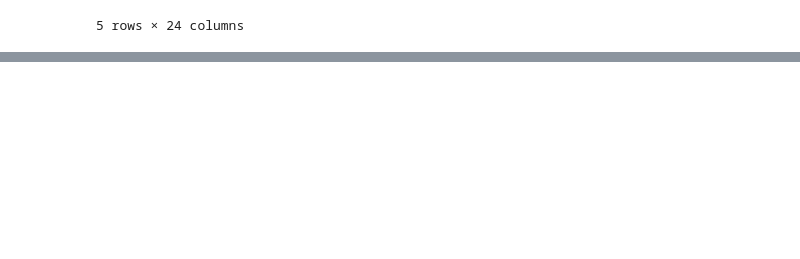
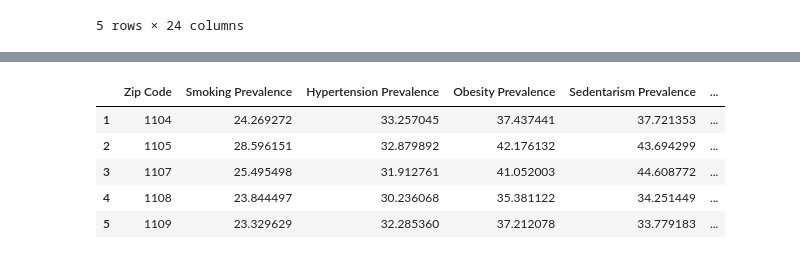
Before and after one commit to hhuff22/Capstone-I, a Jupyter notebook: Capstone I Wrangling v2.ipynb, the cells around one changed output, grey strips where cells are left out. Drawn from its saved outputs; the diff is of its cells as text; code cells hidden in the pictures; blank space fills up the shorter version.

```diff
--- a/Capstone I Wrangling v2.ipynb
+++ b/Capstone I Wrangling v2.ipynb
@@ -394,5 +314 @@ None
 | max | 99577.000000 | 40.900000 | 69.300000 | 56.000000 | 52.308167 | ... |
-# %%
-# Round population values
-datameansm.Population = datameansm.Population.astype("int")
-datameansm.Population
@@ -556 +416,27 @@ memory usage: 504.5+ KB
 None
+# %%
+datacopy = data
+
+# Create a new column specifying population group by size
+popgroups = []
+for pop in data["Population"]:
+    if pop >80000:
+        popgroups.append(">80000")
+    if pop <20000:
+        popgroups.append("<20000")
+    if pop in range(20000,40000):
+        popgroups.append("20000-40000")
+    if pop in range(40000,60000):
+        popgroups.append("40000-60000")
+    if pop in range(60000,80000):
+        popgroups.append("60000-80000")
+
+data["Population Group"]= popgroups
+datacopy.head()
+# %% [output]
+|  | Zip Code | Smoking Prevalence | Hypertension Prevalence | Obesity Prevalence | Sedentarism Prevalence | ... |
+| 1 | 1104 | 24.269272 | 33.257045 | 37.437441 | 37.721353 | ... |
+| 2 | 1105 | 28.596151 | 32.879892 | 42.176132 | 43.694299 | ... |
+| 3 | 1107 | 25.495498 | 31.912761 | 41.052003 | 44.608772 | ... |
+| 4 | 1108 | 23.844497 | 30.236068 | 35.381122 | 34.251449 | ... |
+| 5 | 1109 | 23.329629 | 32.285360 | 37.212078 | 33.779183 | ... |
```
Also changed, not shown: parts of 16 cells of this notebook.
